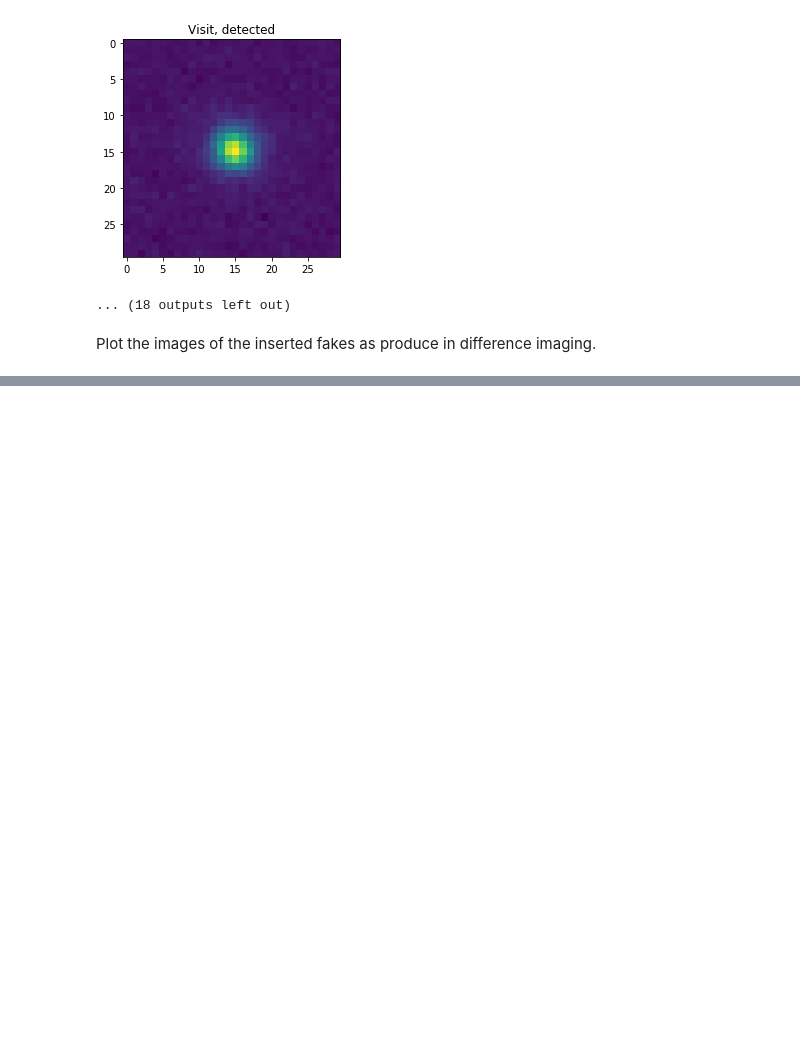
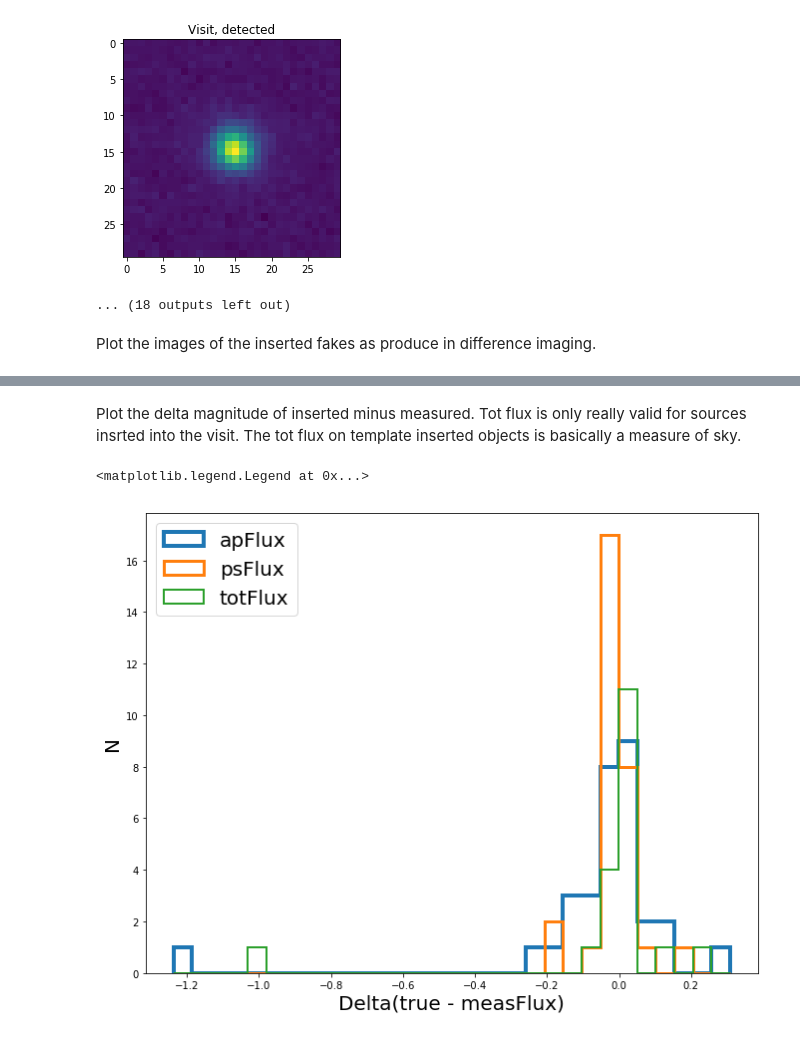
Before and after one commit to lsst/ap_verify, a Jupyter notebook: doc/notebooks/DM-20749.ipynb, the cells around one changed output, grey strips where cells are left out. Drawn from its saved outputs; the diff is of its cells as text; code cells hidden in the pictures; blank space fills up the shorter version.

```diff
--- a/doc/notebooks/DM-20749.ipynb
+++ b/doc/notebooks/DM-20749.ipynb
@@ -197,30 +217,47 @@ for idx, src in sources.iterrows():
     if np.isnan(src["diaObjectId"]):
         continue
     psMag = (np.fabs(src["psFlux"]) * u.nJy).to_value(u.ABmag)
+    psMagErr = np.fabs(2.5 * src["psFluxErr"] / src["psFlux"])
     apMag = (np.fabs(src["apFlux"]) * u.nJy).to_value(u.ABmag)
+    apMagErr = np.fabs(2.5 * src["apFluxErr"] / src["apFlux"])
     totMag =  (np.fabs(src["totFlux"]) * u.nJy).to_value(u.ABmag)
+    totMagErr = np.fabs(2.5 * src["totFluxErr"] / src["totFlux"])
     insertedMag.append(src["gmagVar"])
-    deltaPs.append(src["gmagVar"] - psMag)
-    deltaAp.append(src["gmagVar"] - apMag)
-    deltaTot.append(src["gmagVar"] - totMag)
+    deltaPs.append([src["gmagVar"] - psMag, psMagErr])
+    deltaAp.append([src["gmagVar"] - apMag, apMagErr])
+    deltaTot.append([src["gmagVar"] - totMag, totMagErr])
     if src['isVisitSource']:
         insertedMagVis.append(src["gmagVar"])
-        deltaPsVisit.append(src["gmagVar"] - psMag)
-        deltaApVisit.append(src["gmagVar"] - apMag)
-        deltaTotVisit.append(src["gmagVar"] - totMag)
+        deltaPsVisit.append([src["gmagVar"] - psMag, psMagErr])
+        deltaApVisit.append([src["gmagVar"] - apMag, apMagErr])
+        deltaTotVisit.append([src["gmagVar"] - totMag, totMagErr])
     if src['isTemplateSource']:
         insertedMagTemp.append(src["gmagVar"])
-        deltaPsTemplate.append(src["gmagVar"] - psMag)
-        deltaApTemplate.append(src["gmagVar"] - apMag)
-        deltaTotTemplate.append(src["gmagVar"] - totMag)
+        deltaPsTemplate.append([src["gmagVar"] - psMag, psMagErr])
+        deltaApTemplate.append([src["gmagVar"] - apMag, apMagErr])
+        deltaTotTemplate.append([src["gmagVar"] - totMag, totMagErr])
+deltaAp = np.array(deltaAp)
+deltaApVisit = np.array(deltaApVisit)
+deltaApTemplate = np.array(deltaApTemplate)
+deltaPs = np.array(deltaPs)
+deltaPsVisit = np.array(deltaPsVisit)
+deltaPsTemplate = np.array(deltaPsTemplate)
+deltaTot = np.array(deltaTot)
+deltaTotVisit = np.array(deltaTotVisit)
+deltaTotTemplate = np.array(deltaTotTemplate)
+# %% [markdown]
+Plot the delta magnitude of inserted minus measured. Tot flux is only really valid for sources insrted into the visit. The tot flux on template inserted objects is basically a measure of sky.
 # %%
 figure(figsize=(11, 8.5))
-_, binEdges, _ = hist(deltaAp, bins=30, histtype="step", label="apFlux", lw=4)
-_, _, _ = hist(deltaPs, bins=binEdges, histtype="step", label="psFlux", lw=3)
-_, _, _ = hist(deltaTot, bins=binEdges, histtype="step", label="totFlux", lw=2)
+_, binEdges, _ = hist(deltaAp[:, 0], bins=30, histtype="step", label="apFlux", lw=4)
+_, _, _ = hist(deltaPs[:, 0], bins=binEdges, histtype="step", label="psFlux", lw=3)
+_, _, _ = hist(deltaTot[:, 0], bins=binEdges, histtype="step", label="totFlux", lw=2)
 xlabel("Delta(true - measFlux)", size=20)
 ylabel("N", size=20)
 legend(loc=2, fontsize=20)
+# %% [output]
+<matplotlib.legend.Legend at 0x...>
+[figure, added]
 # %%
 figure(figsize=(11, 8.5))
 axhline(0.0, ls=':', color='k')
```
Also changed, not shown: parts of 9 cells of this notebook.
